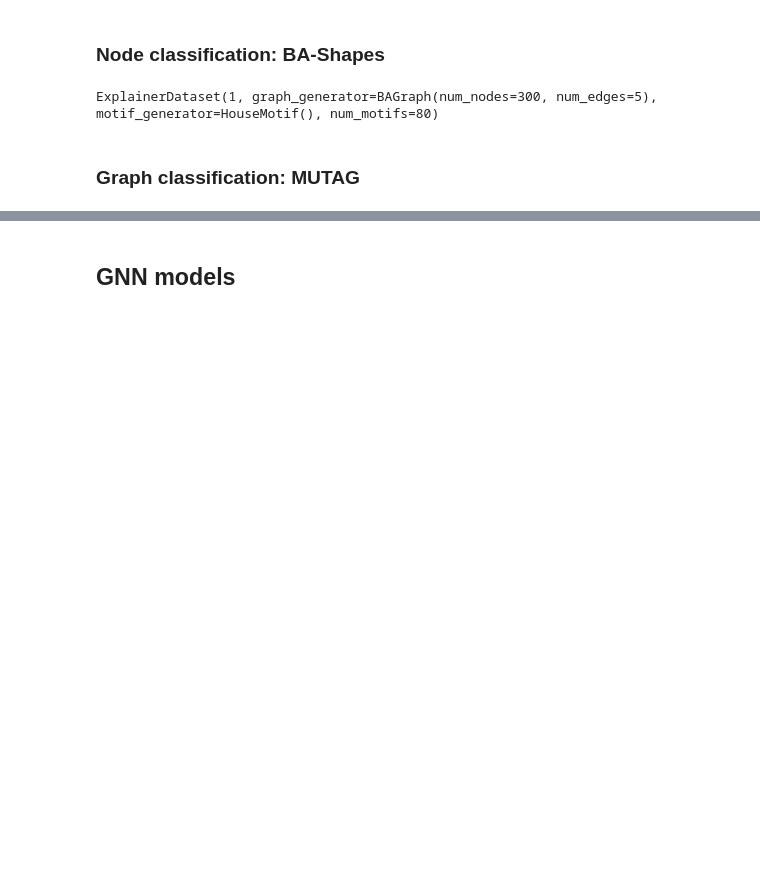
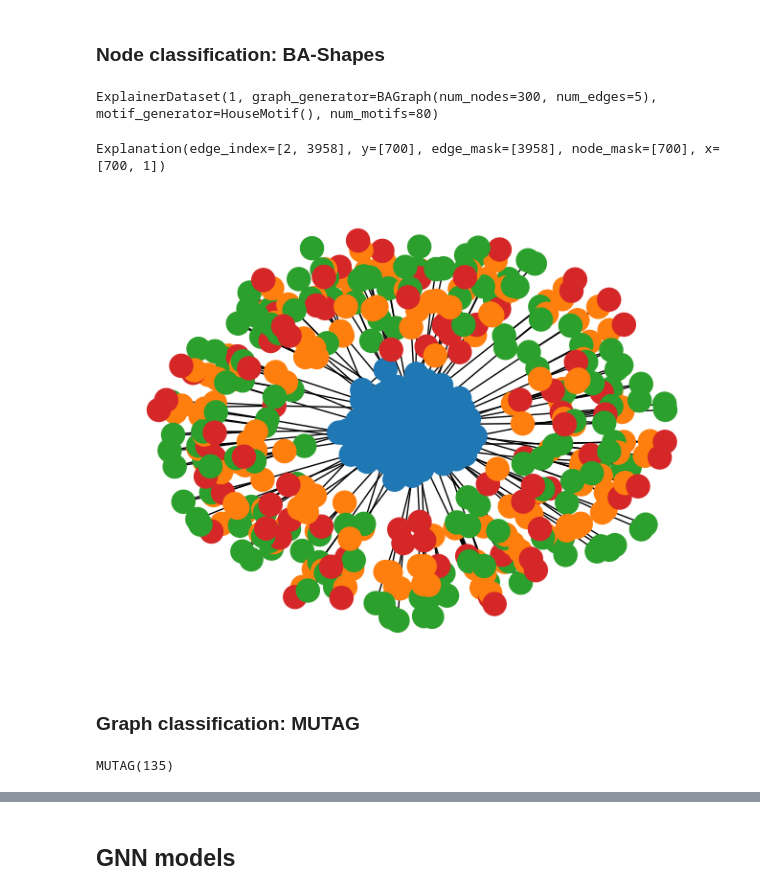
Before and after one commit to 6ninjak/neural-networks-exam, a Jupyter notebook: pgexplainer.ipynb, the cells around one changed output, grey strips where cells are left out. Saved outputs shown, nothing was run; the diff lists cells and outputs as text; code cells hidden in the pictures; blank space fills up the shorter version.

```diff
--- a/pgexplainer.ipynb
+++ b/pgexplainer.ipynb
@@ -36,6 +45,16 @@ node_dataset
 ExplainerDataset(1, graph_generator=BAGraph(num_nodes=300, num_edges=5), motif_generator=HouseMotif(), num_motifs=80)
 # %%
 g = node_dataset[0]
+# %%
+g
+# %% [output]
+Explanation(edge_index=[2, 3958], y=[700], edge_mask=[3958], node_mask=[700], x=[700, 1])
+# %%
+colors = list(mcolors.TABLEAU_COLORS)
+nx.draw(pygeom.utils.to_networkx(g, to_undirected=True),
+        node_color=[colors[i % len(colors)] for i in g.y])
+# %% [output]
+[figure, added]
 # %%
 train_idx, val_test_idx =  train_test_split(torch.arange(g.num_nodes), stratify=g.y, train_size=0.8)
 val_idx, test_idx = train_test_split(val_test_idx, stratify=g.y[val_test_idx], train_size=0.5)
@@ -43,0 +75,4 @@ val_idx, test_idx = train_test_split(val_test_idx, stratify=g.y[val_test_idx], t
+# %%
+graph_dataset
+# %% [output]
+MUTAG(135)
```
Also changed, not shown: parts of 30 cells of this notebook, 4 other files.
